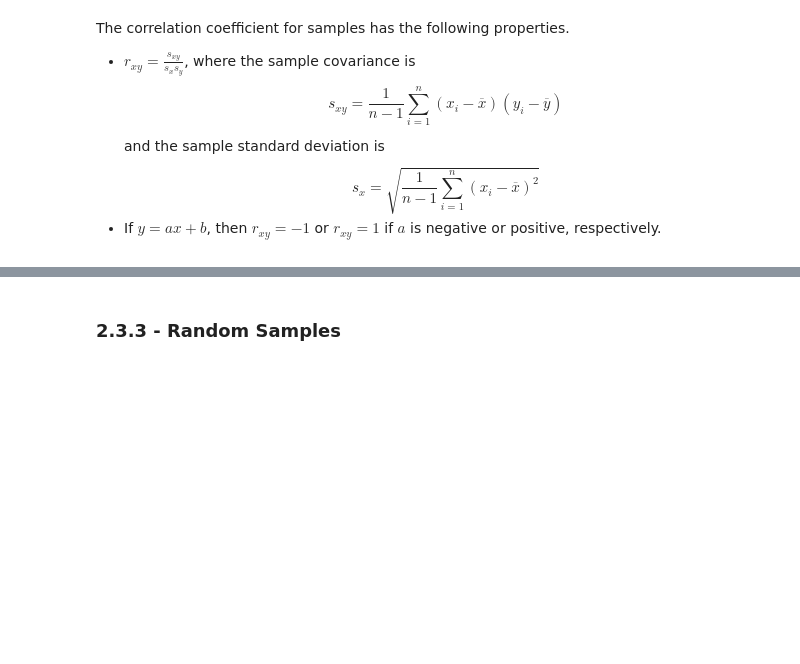
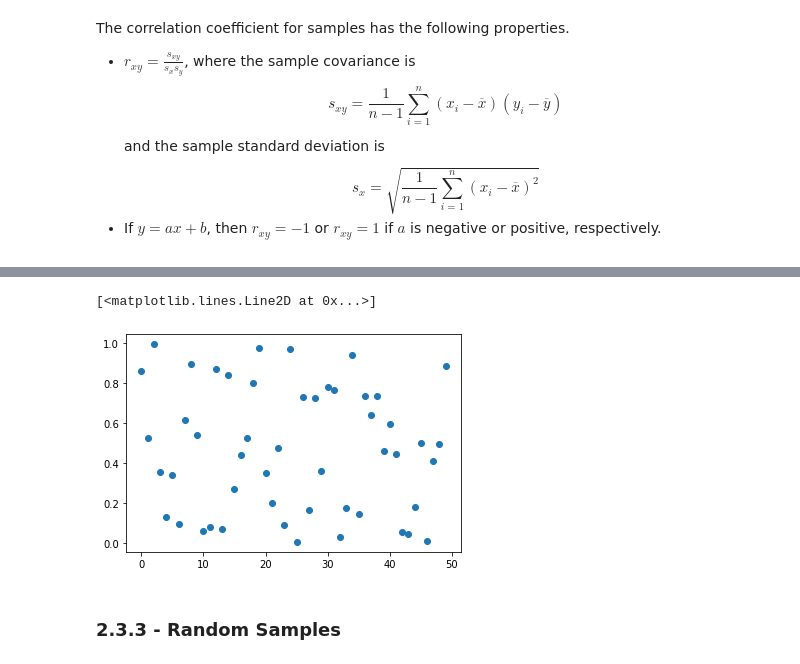
Before and after one commit to ttruong1000/MAT-494-Mathematical-Methods-for-Data-Science, a Jupyter notebook: 2_3_Independent_Variables_and_Random_Samples.ipynb, the cells around one changed output, grey strips where cells are left out. Saved outputs shown, nothing was run; the diff lists cells and outputs as text; code cells hidden in the pictures; blank space fills up the shorter version.

```diff
--- a/2_3_Independent_Variables_and_Random_Samples.ipynb
+++ b/2_3_Independent_Variables_and_Random_Samples.ipynb
@@ -116,3 +143,10 @@ and the sample standard deviation is
+# %%
+# No correlation
+x = np.random.rand(50)
+plt.plot(x, 'o')
+# %% [output]
+[<matplotlib.lines.Line2D at 0x...>]
+[figure, added]
 # %% [markdown]
 ### **2.3.3 - Random Samples**
 # %% [markdown]
```
Also changed, not shown: parts of 7 cells of this notebook.
